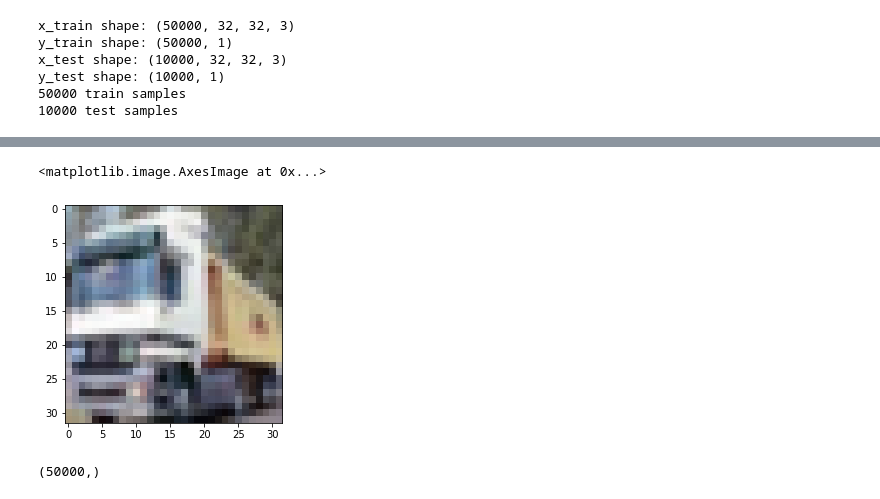
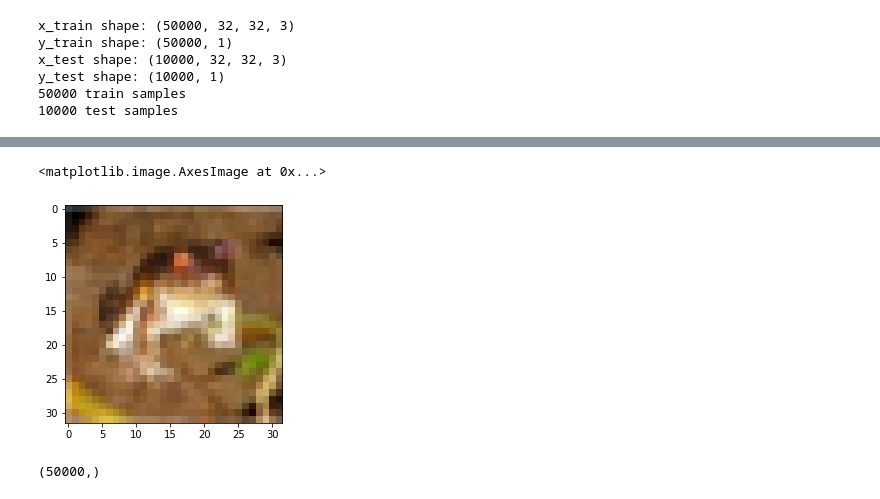
Before and after one commit to derrek-gass/CSC180-MP3, a Jupyter notebook: CSC180_Transfer_learning_project_on_cifar_10_(canvas_version).ipynb, the cells around one changed output, grey strips where cells are left out. Saved outputs shown, nothing was run; the diff lists cells and outputs as text; code cells hidden in the pictures.

```diff
--- a/CSC180_Transfer_learning_project_on_cifar_10_(canvas_version).ipynb
+++ b/CSC180_Transfer_learning_project_on_cifar_10_(canvas_version).ipynb
@@ -215,14 +196,10 @@ array([[[[ 59,  62,  63],
 # %%
 # Let's print out one image in the training set
-
-
 import matplotlib.pyplot as plt
-
-
-plt.imshow(x_train[1])
+plt.imshow(x_train[0])
 # %% [output]
 <matplotlib.image.AxesImage at 0x...>
-[figure, old version]
+[figure, new version]
 # %%
 # Convert y_train from 2D to 1D
 
```
Also changed, not shown: parts of 15 cells of this notebook.
